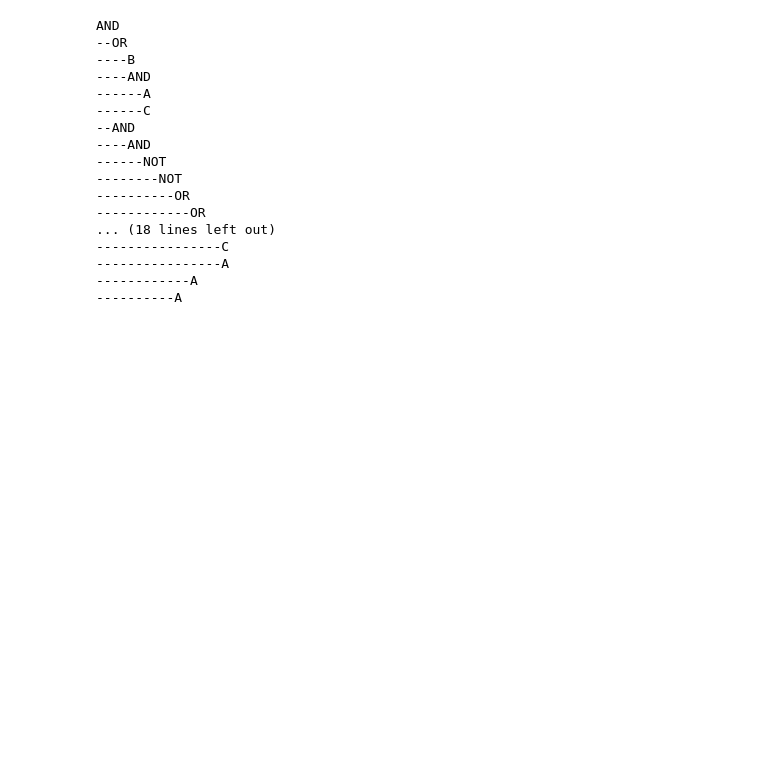
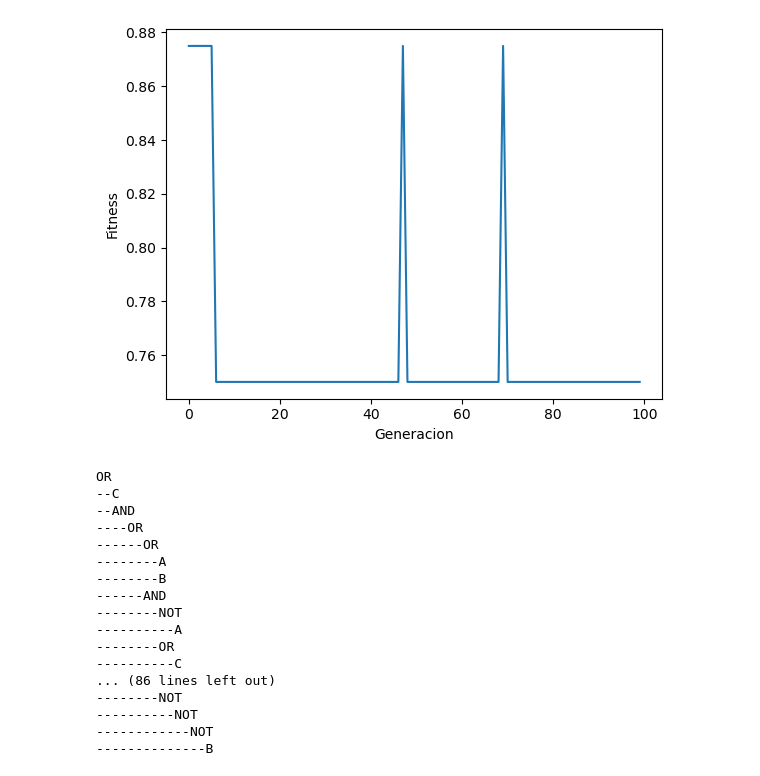
Before and after one commit to puigalex/m_programacionGenetica, a Jupyter notebook: main.ipynb, the cells around one changed output. Cells and saved outputs as stored; diff of their text form; code cells hidden in the pictures; blank space fills up the shorter version.

```diff
--- a/main.ipynb
+++ b/main.ipynb
@@ -460,2 +159,0 @@ AND
-# %%
-hijo1, hijo2 = cruzamiento(padre1, padre2, 1)
@@ -500,14 +159,0 @@ print(data)
-# %%
-correctas = 0
-incorrectas = 0
-for i in data:
-    prediccion = evaluar_arbol(hijo1, i[0], i[1], i[2])
-    print("Prediccion: ", prediccion)
-    print("Respuesta esperada: ", i[3])
-    if prediccion == i[3]:
-        correctas += 1
-    else:
-        incorrectas += 1
-print("Correctas: ", correctas)
-print("Incorrectas: ", incorrectas)
-print("Porcentaje de acierto: ", correctas/(correctas+incorrectas))
@@ -572,22 +175,18 @@ def seleccionar_padres_ruleta(fitness):
 
 
 def correr_algoritmo(generaciones, max_profundidad, poblacion=100):
+    fitness_por_generacion = []
     # crear poblacion inicial
-    poblacion = [create_tree(max_profundidad) for _ in range(poblacion)]
+    poblacion = [crear_arbol(max_profundidad) for _ in range(poblacion)]
     # evaluar poblacion
     fitness = [evaluar_arbol_completo(individual) for individual in poblacion]
     for generacion in range(generaciones):
-        # seleccionar padres
         padres = seleccionar_padres_ruleta(fitness)
-        # cruzar padres
         hijo1, hijo2 = cruzamiento(poblacion[padres[0]], poblacion[padres[1]])
-        # mutar hijos
         hijo1 = mutacion(hijo1)
         hijo2 = mutacion(hijo2)
-        # evaluar hijos
         fitness_hijo1 = evaluar_arbol_completo(hijo1)
         fitness_hijo2 = evaluar_arbol_completo(hijo2)
-        # seleccionar individuos a reemplazar
         reemplazo = np.argmin(fitness)
         if fitness_hijo1 > fitness[reemplazo]:
             poblacion[reemplazo] = hijo1
@@ -596,9 +195,10 @@ def correr_algoritmo(generaciones, max_profundidad, poblacion=100):
         if fitness_hijo2 > fitness[reemplazo]:
             poblacion[reemplazo] = hijo2
             fitness[reemplazo] = fitness_hijo2
+        fitness_por_generacion.append(max(fitness))
     return poblacion, fitness
 # %%
-poblacion, fitness = correr_algoritmo(90000, 5)
+poblacion, fitness = correr_algoritmo(20000, 5)
 # %%
 fitness
 # %% [output]
@@ -622,24 +222,33 @@ fitness
+# %%
+#Graficas fitness por generacion con matplotlib
+import matplotlib.pyplot as plt
+plt.plot(fitness)
+plt.xlabel('Generacion')
+plt.ylabel('Fitness')
+plt.show()
+# %% [output]
+[figure, added]
 # %%
-print_tree(poblacion[np.argmax(fitness)])
+imprimir_arbol(poblacion[np.argmax(fitness)])
 accuracy = evaluar_arbol_completo(poblacion[np.argmax(fitness)])
 # %% [output]
-AND
---OR
-----B
-----AND
-------A
-------C
+OR
+--C
 --AND
-----AND
-------NOT
+----OR
+------OR
+--------A
+--------B
+------AND
 --------NOT
-----------OR
-------------OR
-... (18 lines left out)
-----------------C
-----------------A
-------------A
 ----------A
+--------OR
+----------C
+... (86 lines left out)
+--------NOT
+----------NOT
+------------NOT
+--------------B
 # %%
 accuracy
 # %% [output]
```
Also changed, not shown: parts of 22 cells of this notebook, 2 other files.
